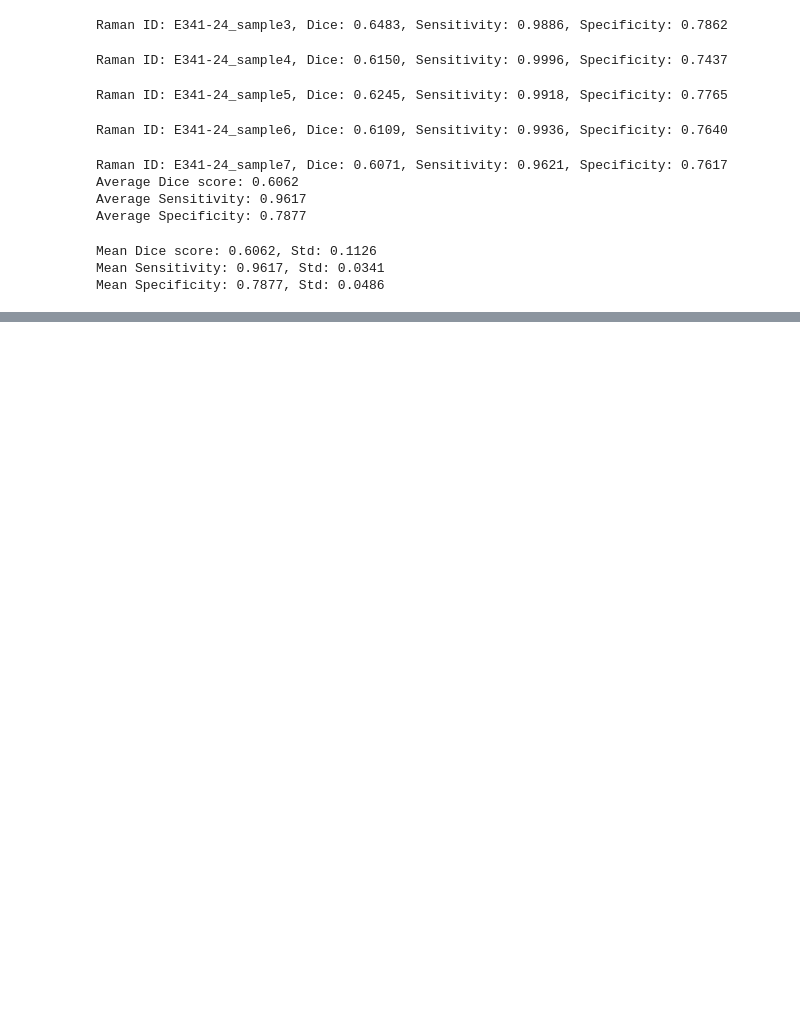
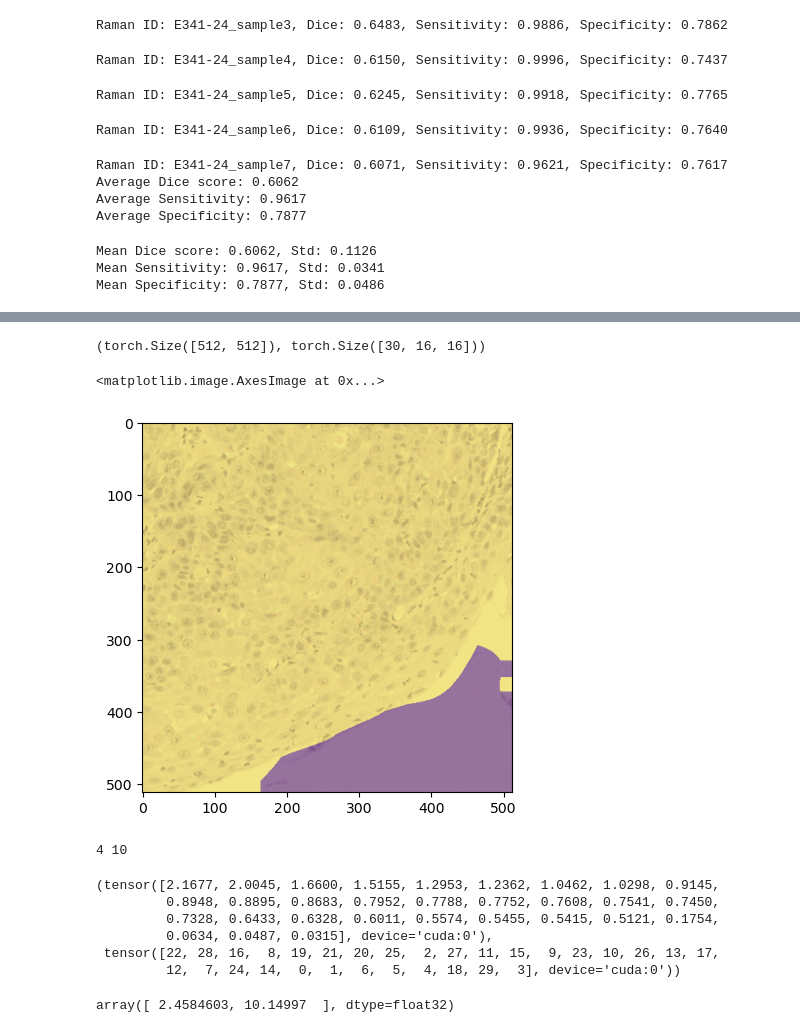
Before and after one commit to cyber-chris/this-does-not-look-like-that, a Jupyter notebook: model_result.ipynb, the cells around one changed output, grey strips where cells are left out. Cells and saved outputs as stored; diff of their text form; code cells hidden in the pictures; blank space fills up the shorter version.

```diff
--- a/model_result.ipynb
+++ b/model_result.ipynb
@@ -331,0 +364,43 @@ Mean Specificity: 0.7877, Std: 0.0486
+# %%
+with torch.inference_mode():
+    patch_cuda = selected_patch.unsqueeze(0).cuda()
+    logits, score_map = model(patch_cuda)
+    _, dists = model.push_forward(patch_cuda)
+    similarity_map = model.distance_2_similarity(dists).squeeze(0).cpu()
+    pred = torch.argmax(logits, dim=1).squeeze(0)
+pred.shape, similarity_map.shape
+# %% [output]
+(torch.Size([512, 512]), torch.Size([30, 16, 16]))
+# %%
+plt.imshow(selected_hne_patch)
+plt.imshow(pred.cpu().numpy(), alpha=0.5)
+# %% [output]
+<matplotlib.image.AxesImage at 0x...>
+[figure, added]
+# %%
+# %%
+map_pos_x, map_pos_y = selected_pixel_x // 32, selected_pixel_y // 32
+print(map_pos_x, map_pos_y)
+similarities = similarity_map[:, map_pos_y, map_pos_x].cuda()
+with torch.inference_mode():
+    class_probs = model.last_layer(similarities.view(-1, 1, 1)).cpu().numpy()
+# %% [output]
+4 10
+# %%
+last_layer_weights = model.last_layer.weight.data.cpu().numpy()
+top_similarities, top_prototype_indices = torch.topk(similarities, k=30)
+top_similarities, top_prototype_indices
+# %% [output]
+(tensor([2.1677, 2.0045, 1.6600, 1.5155, 1.2953, 1.2362, 1.0462, 1.0298, 0.9145,
+         0.8948, 0.8895, 0.8683, 0.7952, 0.7788, 0.7752, 0.7608, 0.7541, 0.7450,
+         0.7328, 0.6433, 0.6328, 0.6011, 0.5574, 0.5455, 0.5415, 0.5121, 0.1754,
+         0.0634, 0.0487, 0.0315], device='cuda:0'),
+ tensor([22, 28, 16,  8, 19, 21, 20, 25,  2, 27, 11, 15,  9, 23, 10, 26, 13, 17,
+         12,  7, 24, 14,  0,  1,  6,  5,  4, 18, 29,  3], device='cuda:0'))
+# %%
+last_layer_weights[:, top_prototype_indices.cpu(), 0, 0] @ top_similarities.cpu().numpy()
+
+# %% [markdown]
+# This makes sense, out of the existing prototypes, it's likely closer to tumorous regions, and as we saw from the class proportions, the model hadn't properly identified the epithelium as a characteristic region. This does make things interpretable: if with more training the model identifies such a region, we can be more confident that such false positives will be avoided.
+# %% [output]
+array([ 2.4584603, 10.14997  ], dtype=float32)
```
Also changed, not shown: parts of 6 cells of this notebook.
